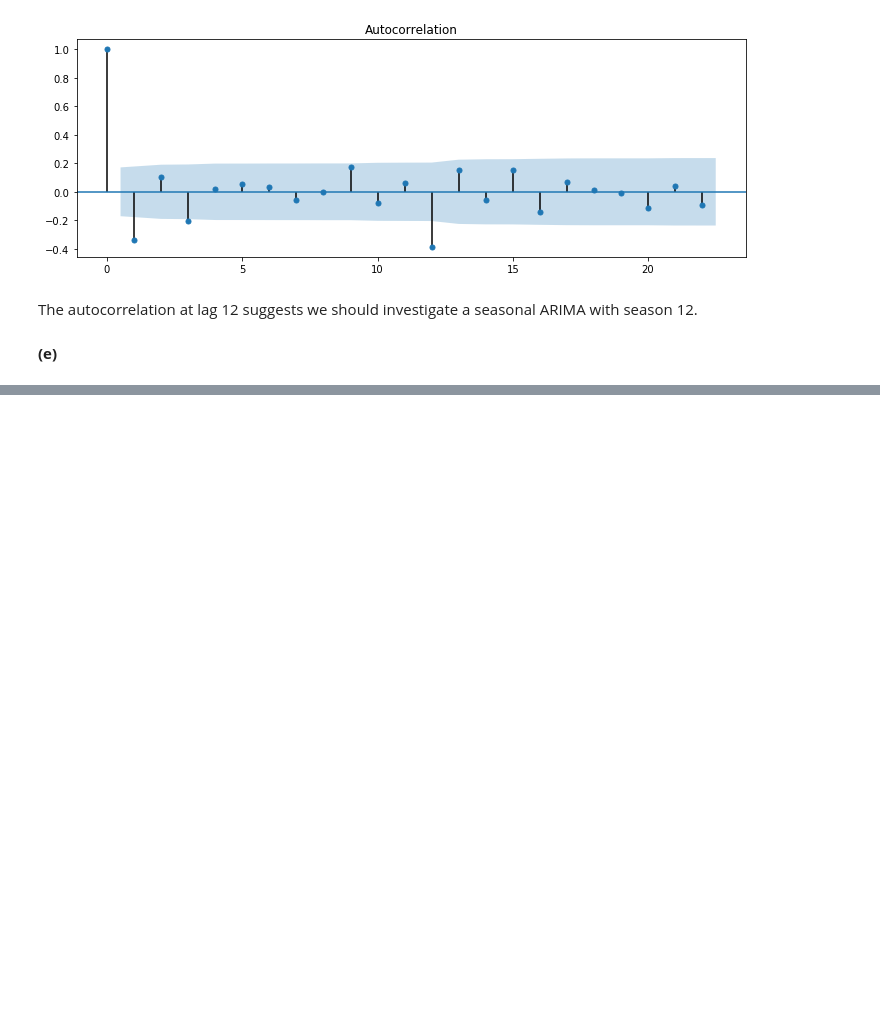
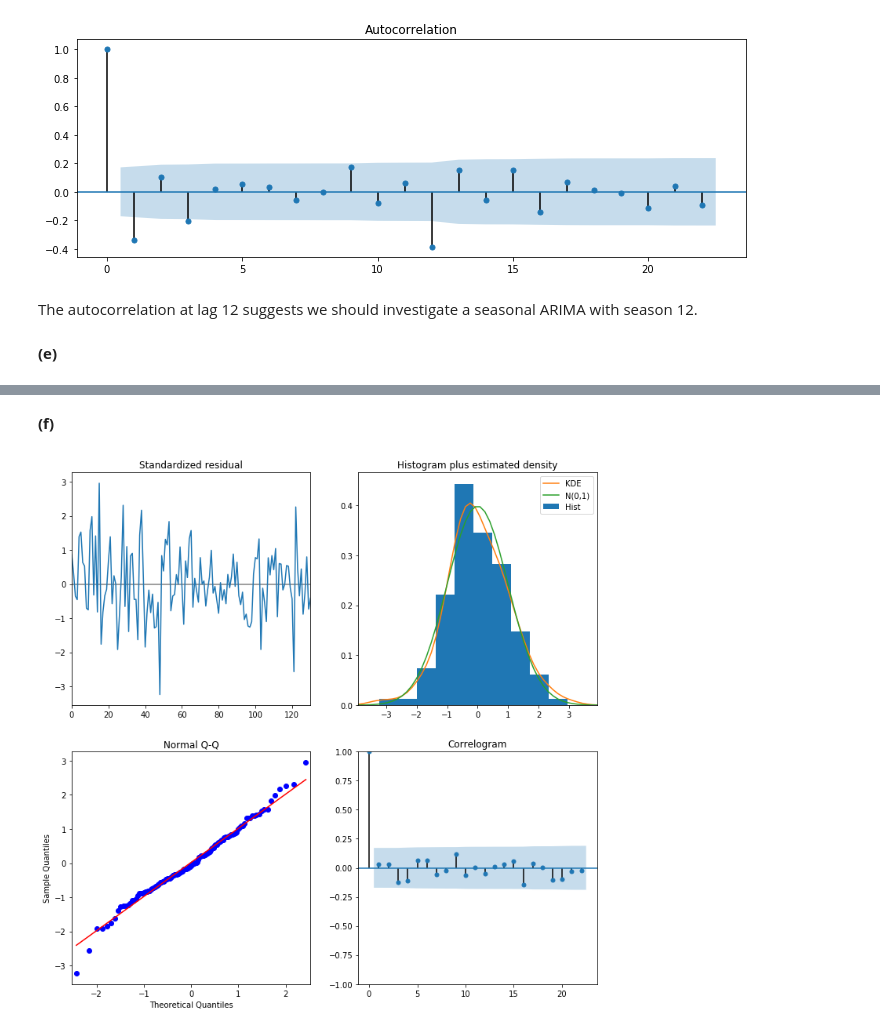
Before and after one commit to telmo-correa/time-series-analysis, a Jupyter notebook: Python/Chapter 10 (Ex 01 - 10) - Seasonal Models.ipynb, the cells around one changed output, grey strips where cells are left out. Drawn from its saved outputs; the diff is of its cells as text; code cells hidden in the pictures; blank space fills up the shorter version.

```diff
--- a/Python/Chapter 10 (Ex 01 - 10) - Seasonal Models.ipynb
+++ b/Python/Chapter 10 (Ex 01 - 10) - Seasonal Models.ipynb
@@ -433,7 +416,7 @@ The autocorrelation was not captured by this model -- plenty of values are still
 # %% [markdown]
 **Solution**.
 # %%
-Y = pd.read_csv('../data/airpass.dat')['airpass']
+Y = np.array(pd.read_csv('../data/airpass.dat')['airpass'])
 # %% [markdown]
 **(a)**
 # %%
@@ -493,4 +476,4 @@ from statsmodels.tsa.statespace.sarimax import SARIMAX
 # %%
-model = SARIMAX(np.log(Y), order=(0, 1, 1), seasonal_order=(0, 1, 1, 12)).fit(disp=False)
+model = ARIMA(np.log(Y), order=(0, 1, 1), seasonal_order=(0, 1, 1, 12)).fit()
 print(model.summary())
 # %% [output]
@@ -511,3 +494,10 @@ Covariance Type:                              opg
 
 Warnings:
 [1] Covariance matrix calculated using the outer product of gradients (complex-step).
+# %% [markdown]
+**(f)**
+# %%
+model.plot_diagnostics(figsize=(12, 12), lags=22)
+plt.show()
+# %% [output]
+[figure, added]
```
Also changed, not shown: parts of 20 cells of this notebook, 4 other files.
